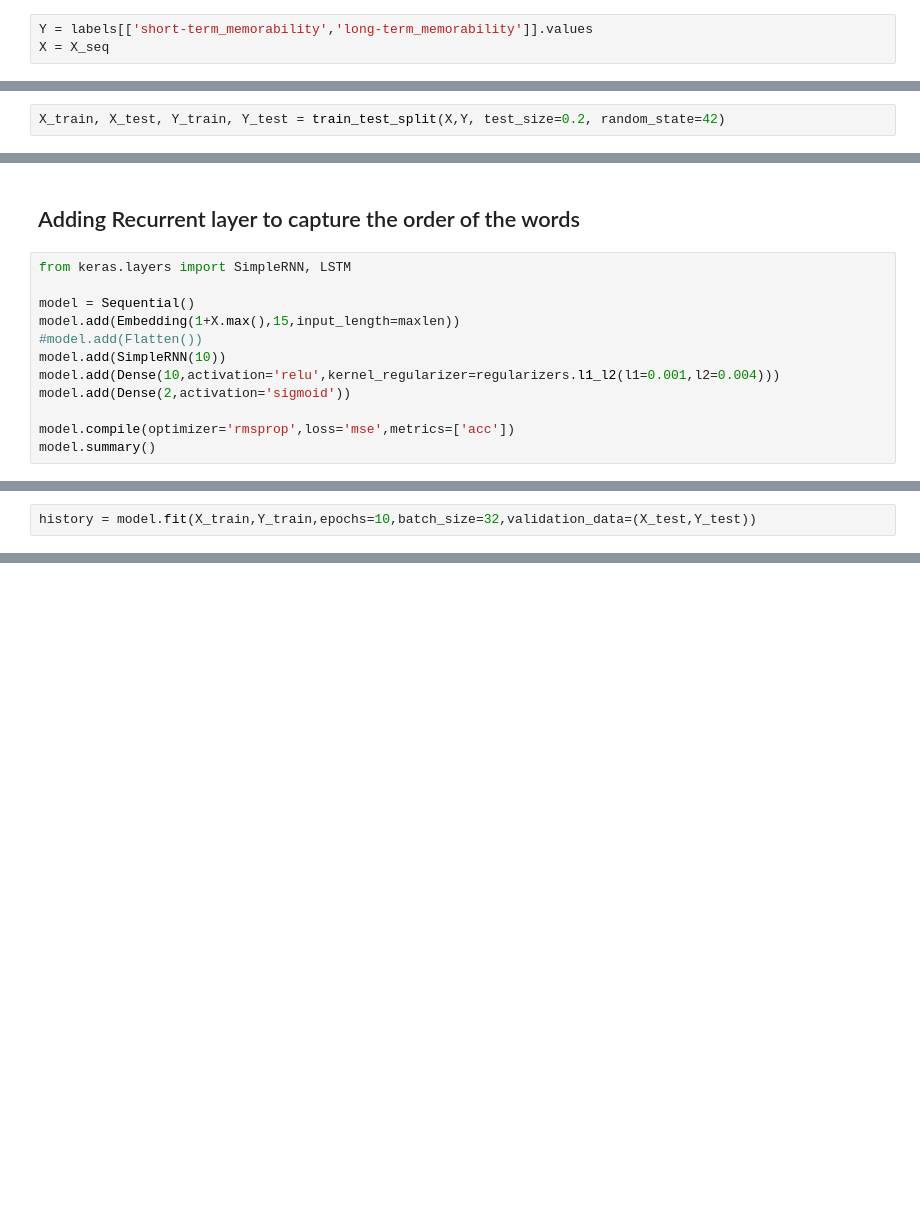
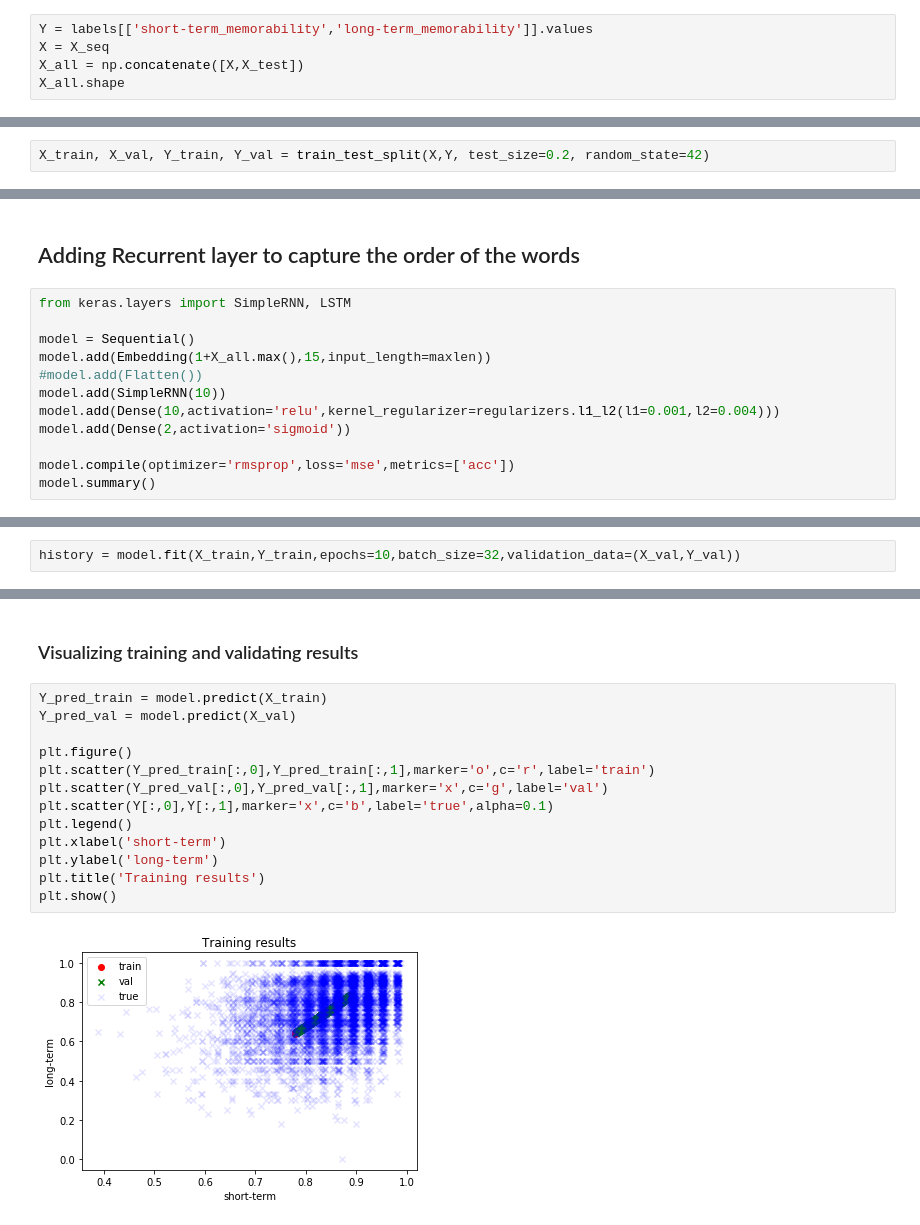
Before and after one commit to stonemason11/multimedia_2018, a Jupyter notebook: Prediction with captions using embedding layer.ipynb, the cells around one changed output, grey strips where cells are left out. Saved outputs shown, nothing was run; the diff lists cells and outputs as text; blank space fills up the shorter version.

Commit message:
1. adding visualization of training results (scatter plots of estimated values) 2. adding testing results

```diff
--- a/Prediction with captions using embedding layer.ipynb
+++ b/Prediction with captions using embedding layer.ipynb
@@ -86,3 +101,5 @@ X_seq = preprocessing.sequence.pad_sequences(sequences,maxlen=maxlen)
 # %%
 Y = labels[['short-term_memorability','long-term_memorability']].values
 X = X_seq
+X_all = np.concatenate([X,X_test])
+X_all.shape
@@ -89,5 +108,5 @@ X = X_seq
 # %%
-X_train, X_test, Y_train, Y_test = train_test_split(X,Y, test_size=0.2, random_state=42)
+X_train, X_val, Y_train, Y_val = train_test_split(X,Y, test_size=0.2, random_state=42)
 # %%
 from keras.models import Sequential
 from keras.layers import Flatten, Dense, Embedding
@@ -170,7 +189,7 @@ plt.show()
 from keras.layers import SimpleRNN, LSTM
 
 model = Sequential()
-model.add(Embedding(1+X.max(),15,input_length=maxlen))
+model.add(Embedding(1+X_all.max(),15,input_length=maxlen))
 #model.add(Flatten())
 model.add(SimpleRNN(10))
 model.add(Dense(10,activation='relu',kernel_regularizer=regularizers.l1_l2(l1=0.001,l2=0.004)))
@@ -195,7 +214,7 @@ Trainable params: 88,502
 Non-trainable params: 0
 _________________________________________________________________
 # %%
-history = model.fit(X_train,Y_train,epochs=10,batch_size=32,validation_data=(X_test,Y_test))
+history = model.fit(X_train,Y_train,epochs=10,batch_size=32,validation_data=(X_val,Y_val))
 # %% [output]
 Train on 6400 samples, validate on 1600 samples
 Epoch 1/10
@@ -244,0 +264,17 @@ plt.show()
+# %% [markdown]
+### Visualizing training and validating results
+# %%
+Y_pred_train = model.predict(X_train)
+Y_pred_val = model.predict(X_val)
+
+plt.figure()
+plt.scatter(Y_pred_train[:,0],Y_pred_train[:,1],marker='o',c='r',label='train')
+plt.scatter(Y_pred_val[:,0],Y_pred_val[:,1],marker='x',c='g',label='val')
+plt.scatter(Y[:,0],Y[:,1],marker='x',c='b',label='true',alpha=0.1)
+plt.legend()
+plt.xlabel('short-term')
+plt.ylabel('long-term')
+plt.title('Training results')
+plt.show()
+# %% [output]
+[figure, added]
```
Also changed, not shown: parts of 18 cells of this notebook.
